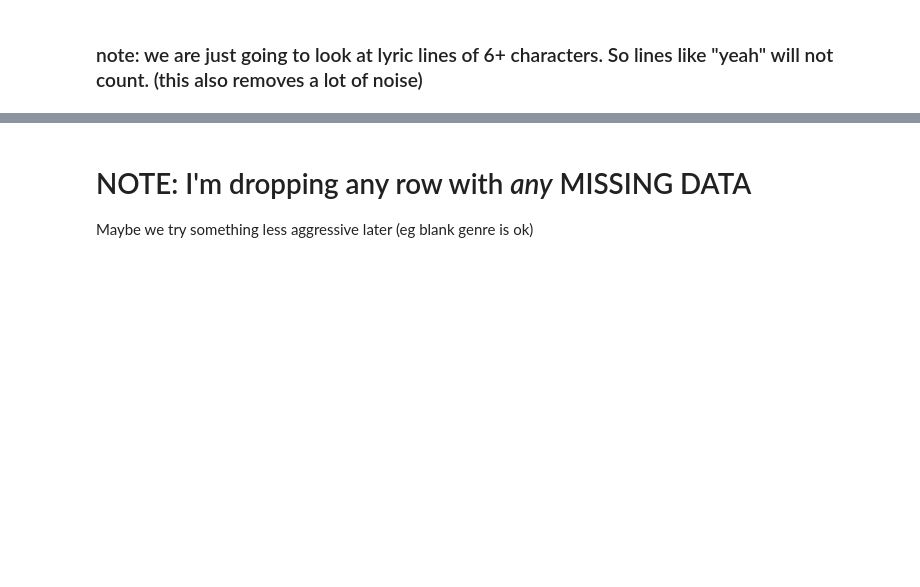
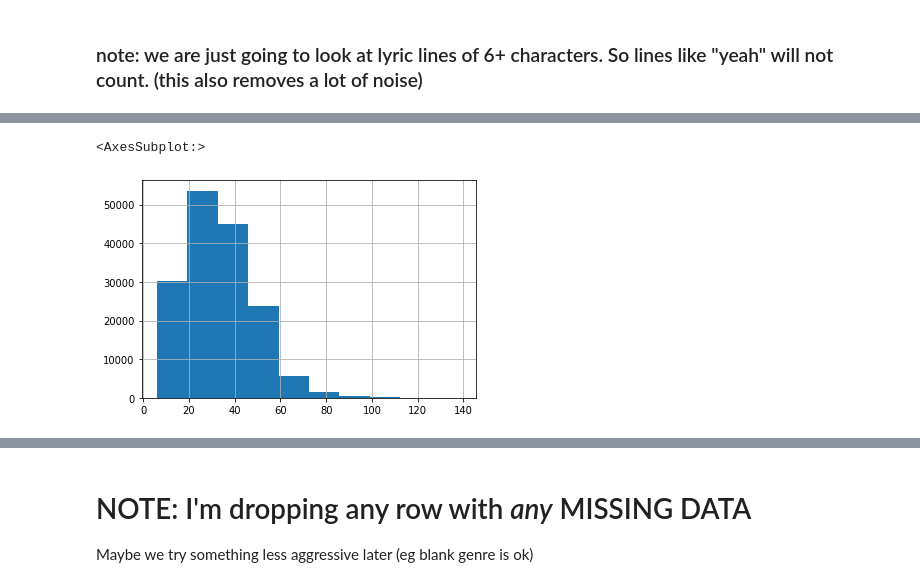
Before and after one commit to davidnmora/billboard-lyric-exploration, a Jupyter notebook: 3 DONE RIGHT Split lyrics by line then clean.ipynb, the cells around one changed output, grey strips where cells are left out. Drawn from its saved outputs; the diff is of its cells as text; code cells hidden in the pictures; blank space fills up the shorter version.

```diff
--- a/3 DONE RIGHT Split lyrics by line then clean.ipynb
+++ b/3 DONE RIGHT Split lyrics by line then clean.ipynb
@@ -248,0 +165,7 @@ date_col_done
+# %%
+with_even_more_filters[
+    with_even_more_filters['lyric_line'].str.len() < 140
+].lyric_line.str.len().hist()
+# %% [output]
+<AxesSubplot:>
+[figure, added]
```
Also changed, not shown: parts of 37 cells of this notebook, 2 other files.
